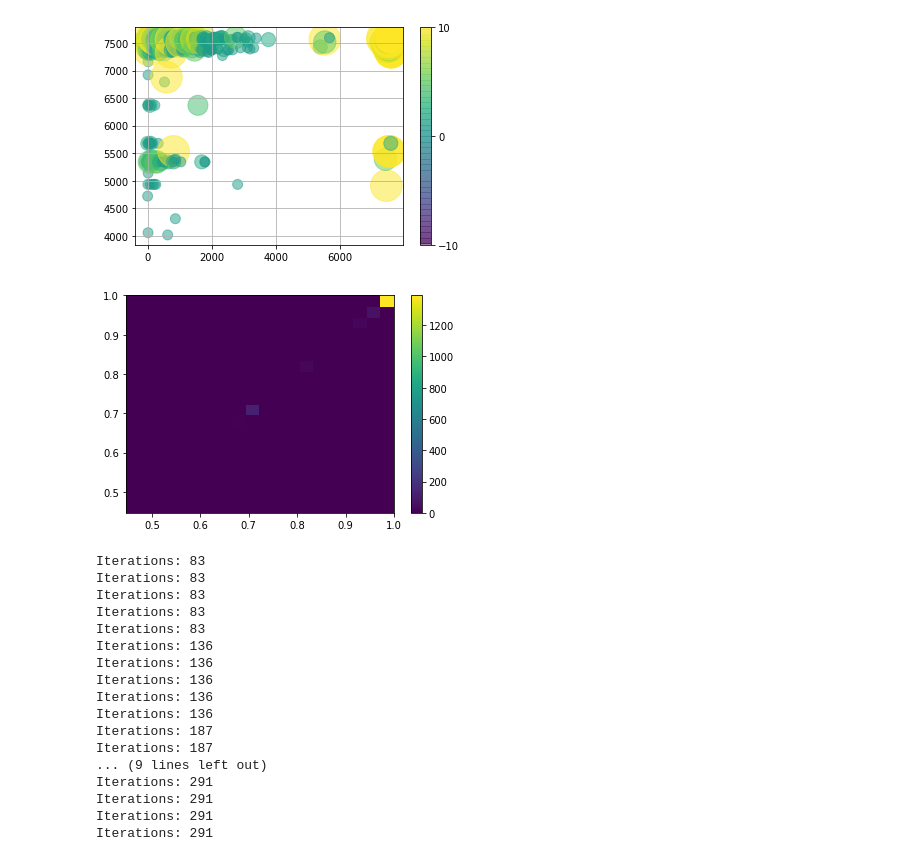
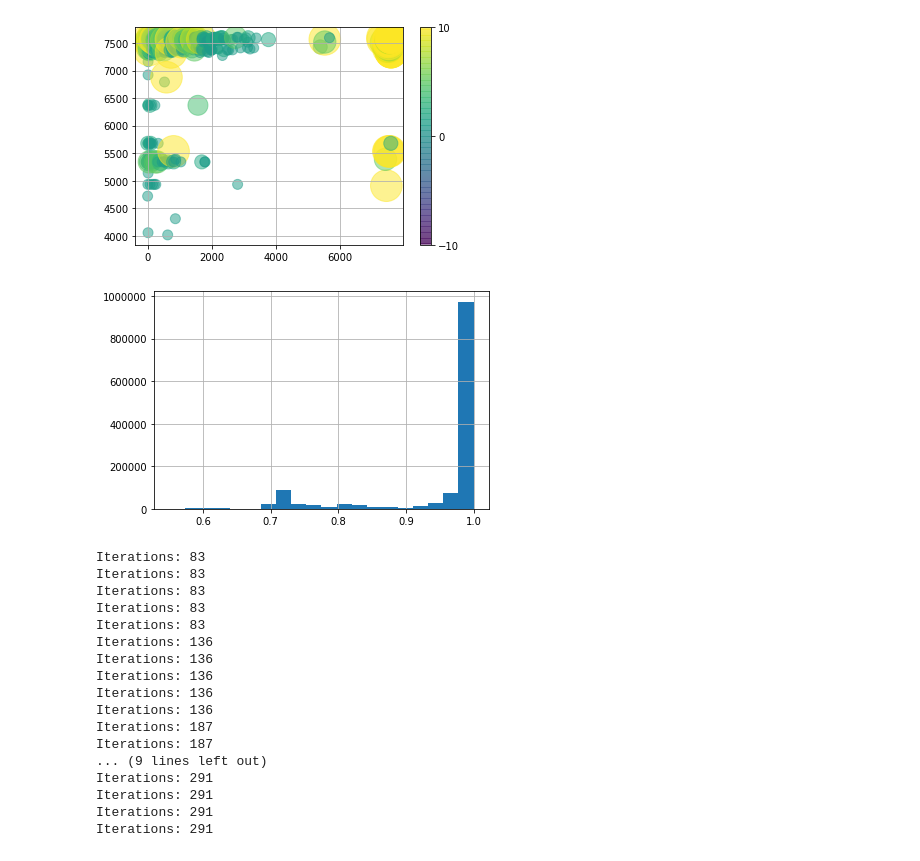
Before and after one commit to dsanmartin/INF564-HW, a Jupyter notebook: 3/SanMartinDaniel.ipynb, the cells around one changed output. Drawn from its saved outputs; the diff is of its cells as text; code cells hidden in the pictures.

```diff
--- a/3/SanMartinDaniel.ipynb
+++ b/3/SanMartinDaniel.ipynb
@@ -31,0 +24,8 @@ Given a set of observations $(x_1, x_2, ..., x_n)$, where each observation is a
+# %%
+def histogram(data):
+    data_u = np.triu(data, k=1) # Get upper triadiagonal without diagonal
+    data_u = data_u.flatten() # Vectorize matrix
+    data_u = data_u[data_u>0] # Remove 0
+    plt.hist(data_u, bins=20)
+    plt.grid(True)
+    plt.show()
@@ -59,17 +90,15 @@ data_12.describe()
 | 75% | 876.500000 | 7588.000000 | 1.000000 |
 | max | 7604.000000 | 7604.000000 | 10.000000 |
 # %%
-sim = cosine_similarity(fil)
+sim = cosine_similarity(data_12)
 # %%
 scatter(data_12)
 # %% [output]
 [figure]
-# %%
-plt.hist2d(sim[:,0], sim[:,1], bins=[20,20])
-plt.colorbar()
-plt.show()
-# %% [output]
-[figure, removed]
+# %%
+histogram(sim)
+# %% [output]
+[figure, added]
 # %%
 K = list(range(10, 51, 10))
 times = list()
```
Also changed, not shown: parts of 3 cells of this notebook, 2 other files.
